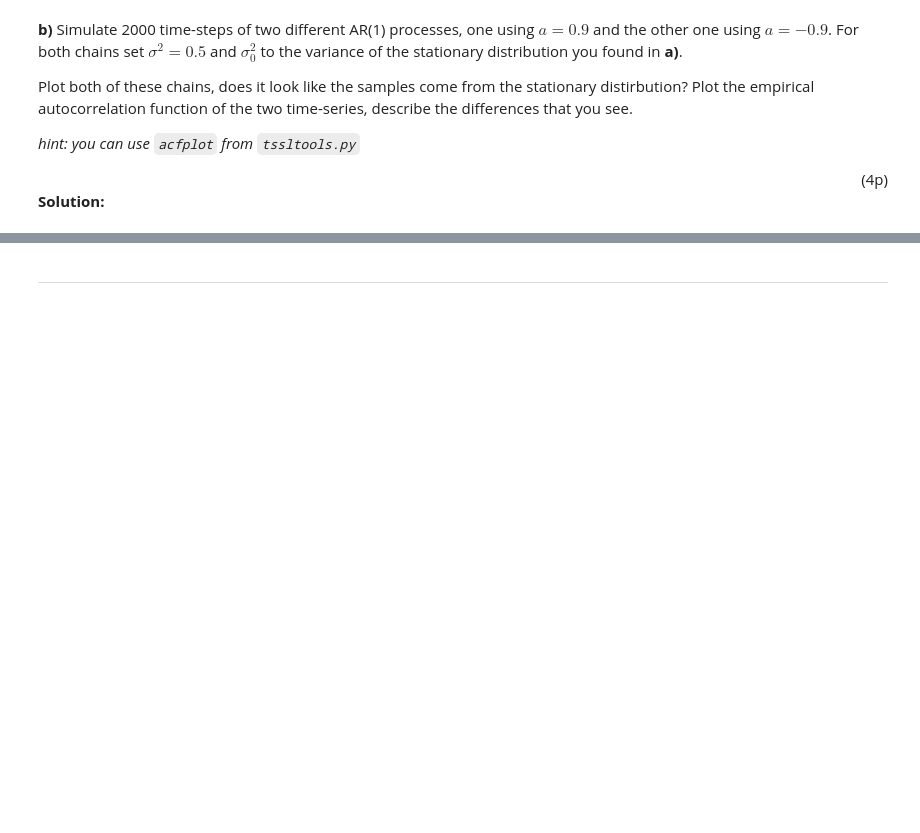
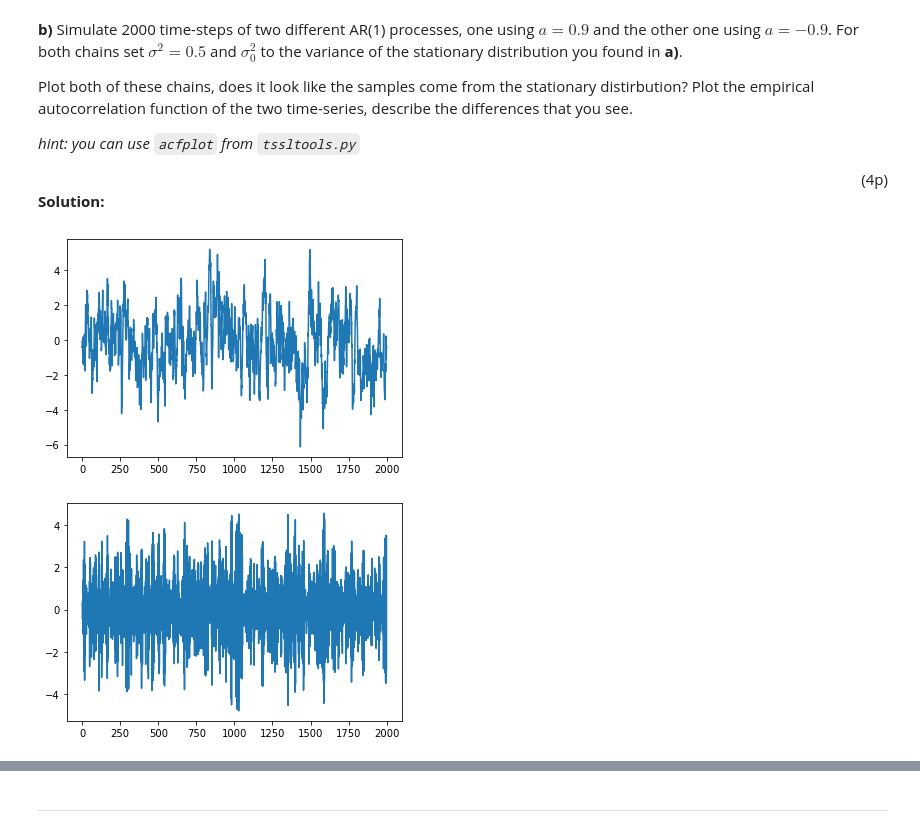
Before and after one commit to willewiik/Time-Series-and-Sequence-Learning, a Jupyter notebook: old_exams/exam_21_12_03_TS/Problem1.ipynb, the cells around one changed output, grey strips where cells are left out. Saved outputs shown, nothing was run; the diff lists cells and outputs as text; code cells hidden in the pictures; blank space fills up the shorter version.

```diff
--- a/old_exams/exam_21_12_03_TS/Problem1.ipynb
+++ b/old_exams/exam_21_12_03_TS/Problem1.ipynb
@@ -32,3 +66,32 @@ _hint: you can use `acfplot` from `tssltools.py`_
 <div style="text-align: right"> (4p) </div>
 
 **Solution:**
+# %%
+from tssltools import acfplot
+
+a1 = 0.9
+a2 = -0.9
+sigma2 = 0.5
+sigma2_0 = sigma2 / (1 - a1**2)
+
+
+def sim_ar1(a, sigma2, n, sigma2_0):
+    y = np.zeros(n)
+    y[0] = np.random.normal(0, np.sqrt(sigma2_0))
+    for t in range(1, n):
+        y[t] = a * y[t-1] + np.random.normal(0, np.sqrt(sigma2))
+    return y
+
+chain1 = sim_ar1(0.9, 0.5, 2000, sigma2_0)
+chain2 = sim_ar1(-0.9, 0.5, 2000, sigma2_0)
+
+
+plt.plot(chain1)
+plt.show()
+
+
+plt.plot(chain2)
+plt.show()
+# %% [output]
+[figure, added]
+[figure, added]
```
Also changed, not shown: parts of 8 cells of this notebook.
